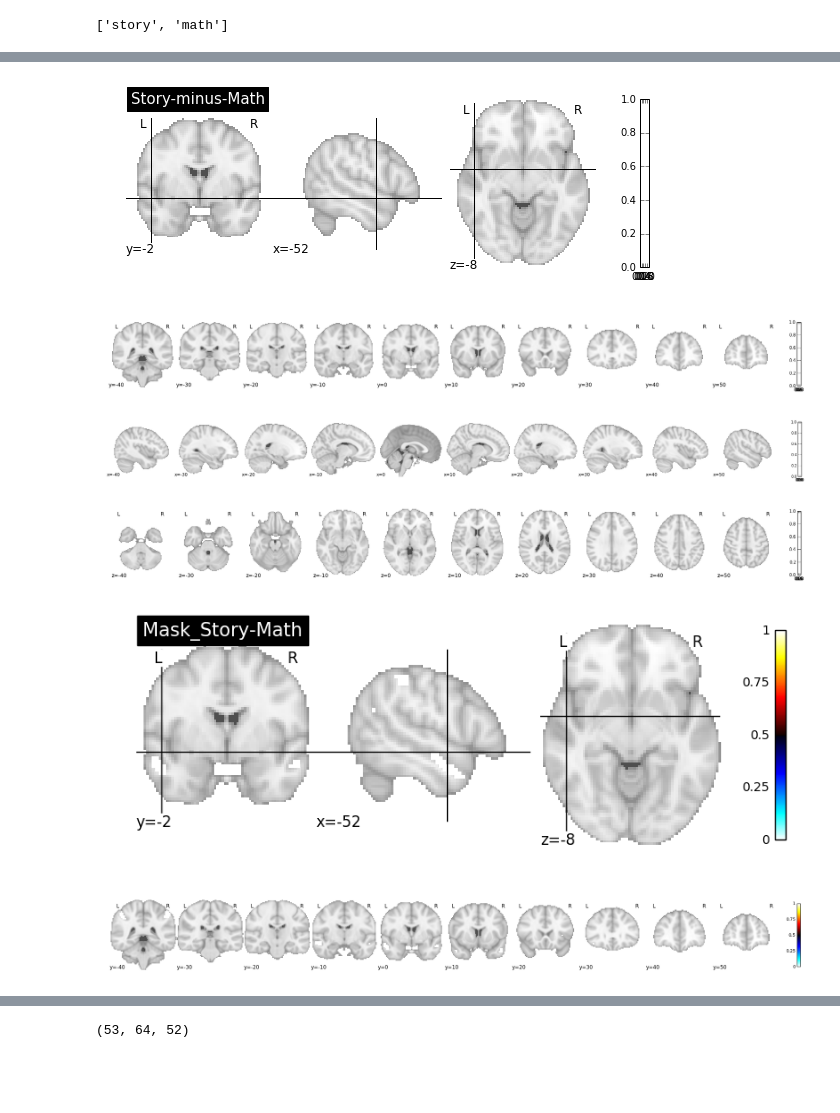
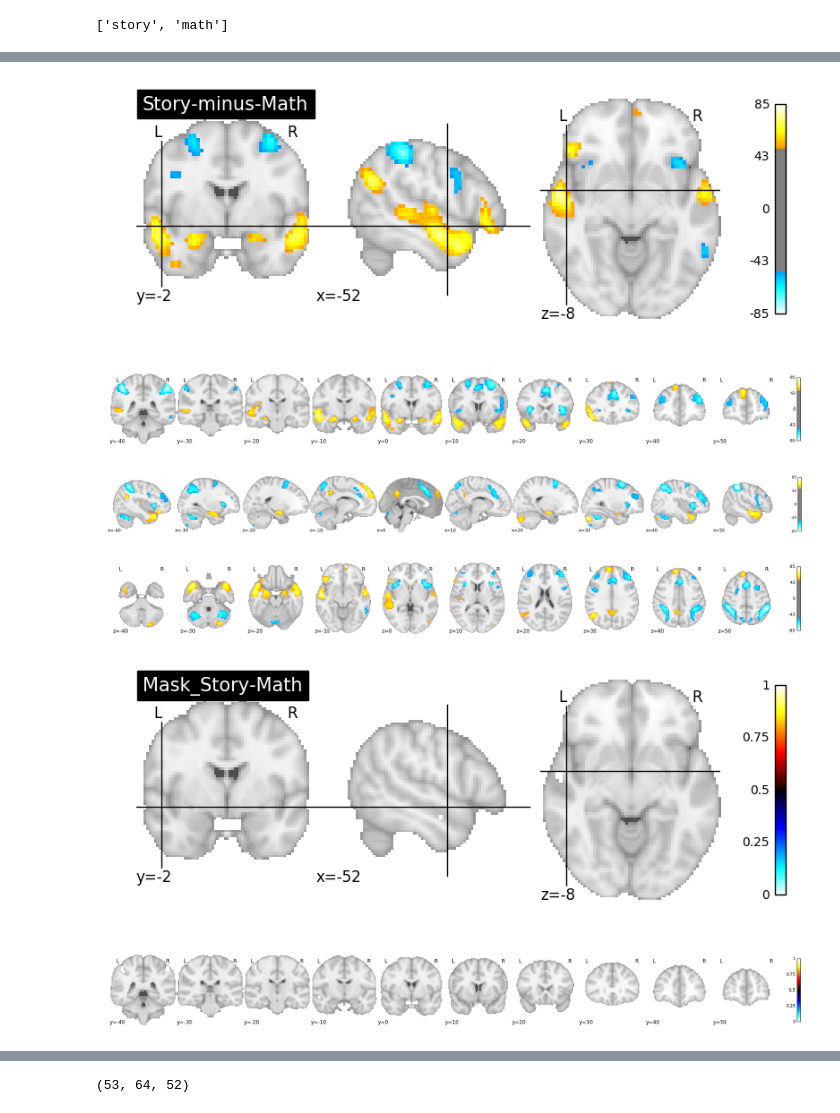
Before and after one commit to SIMEXP/hcp, a Jupyter notebook: hcp_activation_maps_language_exp2.ipynb, the cells around one changed output, grey strips where cells are left out. Cells and saved outputs as stored; diff of their text form; code cells hidden in the pictures; blank space fills up the shorter version.

```diff
--- a/hcp_activation_maps_language_exp2.ipynb
+++ b/hcp_activation_maps_language_exp2.ipynb
@@ -25,7 +25,7 @@ import nibabel as nib
 # %%
 # Set path
 path_root = "/home/yassinebha/Drive/HCP/"
-path_rmaps = os.path.join(path_root,"subtypes_scores/26-10-2016/hcp_language_math_activation_maps_20-Feb-2017/group_maps_nii/")
+path_rmaps = os.path.join(path_root,"subtypes_scores/26-10-2016/hcp_language_story_activation_maps_22-Feb-2017/group_maps_nii/")
 rmaps_file_pattern = "{}.nii.gz"
 # %%
 # get networks names
@@ -44,7 +44,7 @@ for index, trial in enumerate(trial_names):
 
     # Plot volume
     display = plotting.plot_stat_map(in_vol, threshold= 15,
-                                     cut_coords=(-50, 14, 12),
+                                     cut_coords=(-52,-2, -8),
                                      title= trial
                                     )
     #print ("SPM map for {} trial".format(trial))
@@ -79,39 +79,39 @@ Min = -39.691; Max = 42.996
 # %%
 # display map difference Math - Story
 
 in_vol_math = nib.load(os.path.join(path_rmaps, rmaps_file_pattern.format("math")))
 in_vol_story = nib.load(os.path.join(path_rmaps, rmaps_file_pattern.format("story")))
 in_story_minus_math = in_vol_story.get_data() - in_vol_math.get_data()
 in_vol_story_minus_math = nib.Nifti1Image(in_story_minus_math,
                                           affine=in_vol_story.affine,
                                           header=in_vol_story.header
                                          )
 nib.save(in_vol_story_minus_math, os.path.join(path_rmaps,'story_minus_math.nii.gz'))
-display = plotting.plot_stat_map(in_vol_story_minus_math, threshold= 0,
+display = plotting.plot_stat_map(in_vol_story_minus_math, threshold= 50,
                                  cut_coords=(-52, -2, -8),
                                  title= "Story-minus-Math"
                                  )
-display = plotting.plot_stat_map(in_vol_story_minus_math, threshold= 0,
+display = plotting.plot_stat_map(in_vol_story_minus_math, threshold= 50,
                                  display_mode='y',
                                  cut_coords= range(-40, 60, 10),
                                 )
-display = plotting.plot_stat_map(in_vol_story_minus_math, threshold=0,
+display = plotting.plot_stat_map(in_vol_story_minus_math, threshold=50,
                                  display_mode='x',
                                  cut_coords= range(-40, 60, 10),
                                 )
-display = plotting.plot_stat_map(in_vol_story_minus_math, threshold=0,
+display = plotting.plot_stat_map(in_vol_story_minus_math, threshold=50,
                                  display_mode='z',
                                  cut_coords= range(-40, 60, 10),
                                 )
 # %% [output]
-[figure, old version]
+[figure, new version]
-[figure, old version]
+[figure, new version]
-[figure, old version]
+[figure, new version]
-[figure, old version]
+[figure, new version]
 # %%
 # build mask of story minus math
-mask_story_minus_math_high = in_story_minus_math >= 22
-mask_story_minus_math_low = in_story_minus_math <= -22
+mask_story_minus_math_high = in_story_minus_math >= 75
+mask_story_minus_math_low = in_story_minus_math <= -75
 mask_story_minus_math = mask_story_minus_math_low + mask_story_minus_math_high
 in_mask_story_minus_math = nib.Nifti1Image(mask_story_minus_math,
                                           affine=in_vol_story.affine,
@@ -127,7 +127,7 @@ display = plotting.plot_stat_map(in_mask_story_minus_math,
                                  cut_coords= range(-40, 60, 10),
                                 )
 # %% [output]
-[figure, old version]
+[figure, new version]
 [figure]
 # %%
 # Extract coorrespmding region from basc partition
```
Also changed, not shown: parts of 4 cells of this notebook, 4 other files.
